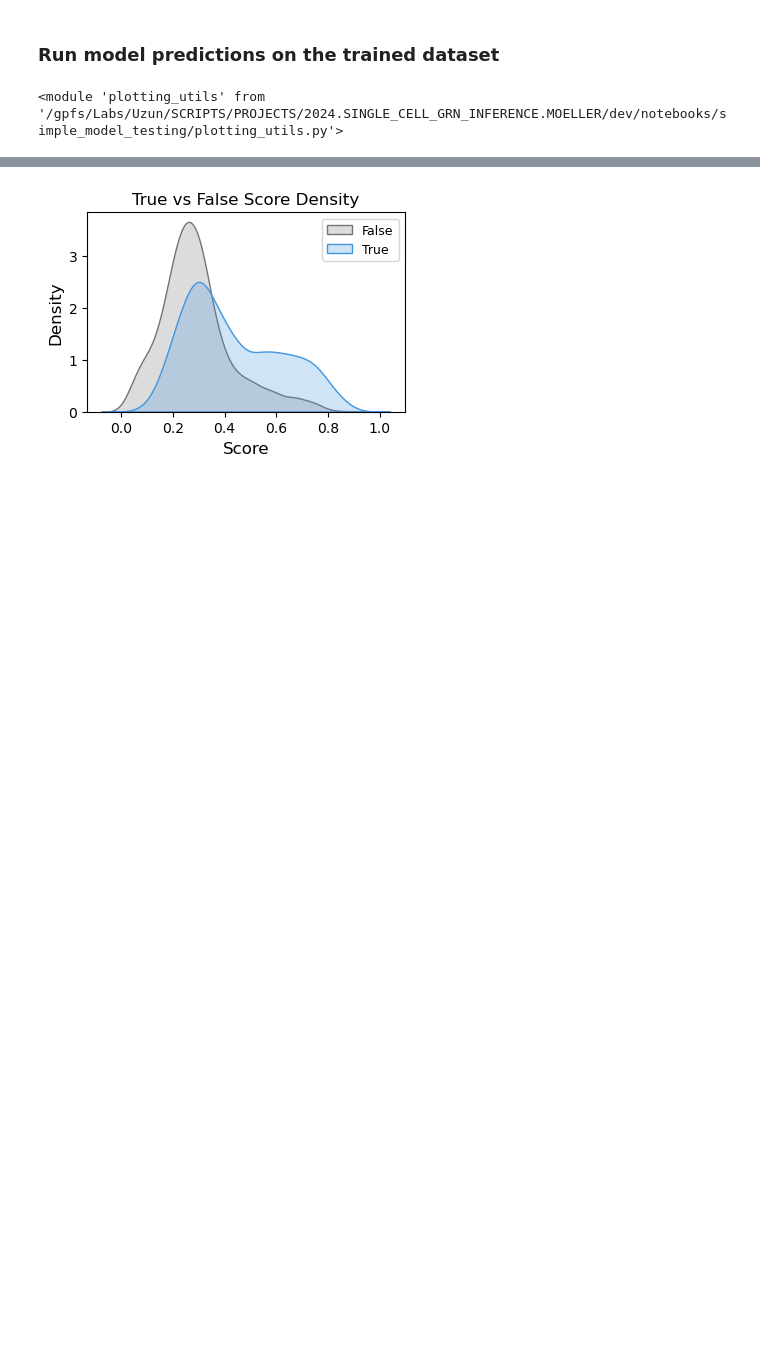
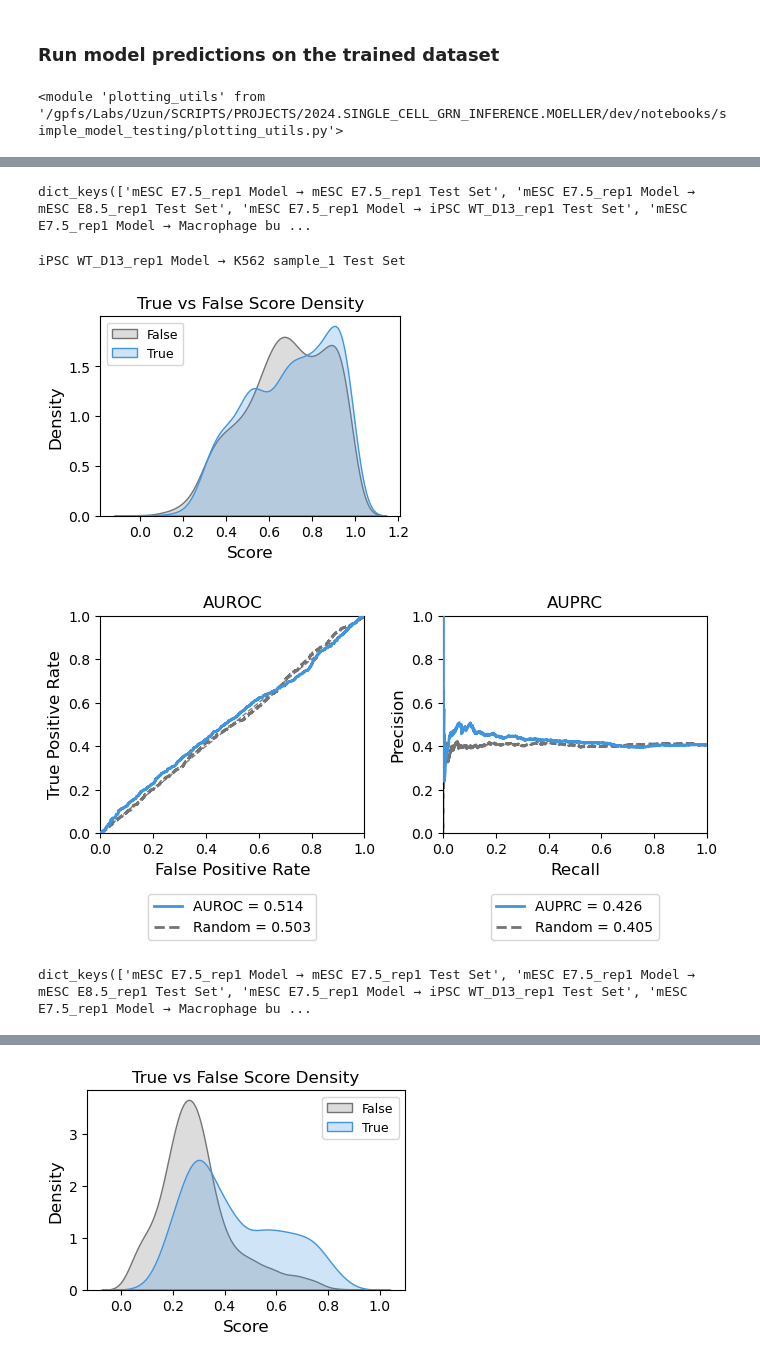
Before and after one commit to emoeller80281/Custom_GRN_Inference, a Jupyter notebook: dev/notebooks/simple_model_testing/test_tf_tg_predictions.ipynb, the cells around one changed output, grey strips where cells are left out. Saved outputs shown, nothing was run; the diff lists cells and outputs as text; code cells hidden in the pictures; blank space fills up the shorter version.

```diff
--- a/dev/notebooks/simple_model_testing/test_tf_tg_predictions.ipynb
+++ b/dev/notebooks/simple_model_testing/test_tf_tg_predictions.ipynb
@@ -245,3 +249,20 @@ def load_training_cache_dataset(
 importlib.reload(plotting_utils)
 # %% [output]
 <module 'plotting_utils' from '/gpfs/Labs/Uzun/SCRIPTS/PROJECTS/2024.SINGLE_CELL_GRN_INFERENCE.MOELLER/dev/notebooks/simple_model_testing/plotting_utils.py'>
+# %%
+# All combinations of models vs all test sets
+sample_list_all = [
+    ("mESC", "E7.5_rep1"),
+    ("mESC", "E8.5_rep1"),
+    ("iPSC", "WT_D13_rep1"),
+    ("Macrophage", "buffer_1"),
+    ("Macrophage", "buffer_2"),
+    ("K562", "sample_1")
+]
+
+all_evaluation_combos = []
+for model_cell_type, model_training_sample in sample_list_all:
+    for test_set_cell_type, evaluation_sample in sample_list_all:
+        all_evaluation_combos.append((model_cell_type, model_training_sample, test_set_cell_type, evaluation_sample))
+
+print(f"Total evaluation combinations: {len(all_evaluation_combos)}")
@@ -413,0 +451,38 @@ Model buffer_1 | Test set sample_1
+# %%
+all_plot_data.keys()
+# %% [output]
+dict_keys(['mESC E7.5_rep1 Model → mESC E7.5_rep1 Test Set', 'mESC E7.5_rep1 Model → mESC E8.5_rep1 Test Set', 'mESC E7.5_rep1 Model → iPSC WT_D13_rep1 Test Set', 'mESC E7.5_rep1 Model → Macrophage bu ...
+# %%
+
+for title in all_plot_data.keys():
+    if "WT_D13_rep1 Model" in title and "sample_1" in title:
+
+        labels = all_plot_data[title][0]
+        scores = all_plot_data[title][1]
+        print(title)
+
+        histogram_fig = plotting_utils.plot_score_histograms(
+            labels=labels,
+            scores=scores,
+            n_bins=50,
+            y_log=False,
+            panel_kind="kde",
+            density=False,
+            # title = title
+        )
+        histogram_fig.show()
+
+        auroc_auprc_fig = plotting_utils.plot_auroc_auprc(
+            labels=labels,
+            scores=scores,
+            # title = title
+        )
+        auroc_auprc_fig.show()
+# %% [output]
+iPSC WT_D13_rep1 Model → K562 sample_1 Test Set
+[figure, added]
+[figure, added]
+# %%
+all_plot_data.keys()
+# %% [output]
+dict_keys(['mESC E7.5_rep1 Model → mESC E7.5_rep1 Test Set', 'mESC E7.5_rep1 Model → mESC E8.5_rep1 Test Set', 'mESC E7.5_rep1 Model → iPSC WT_D13_rep1 Test Set', 'mESC E7.5_rep1 Model → Macrophage bu ...
```
Also changed, not shown: parts of 14 cells of this notebook, 8 other files.
